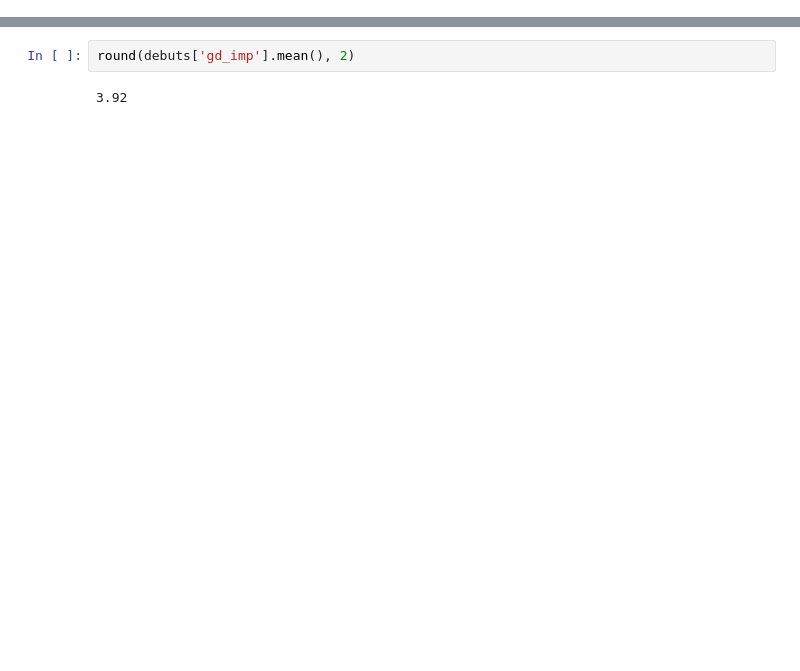
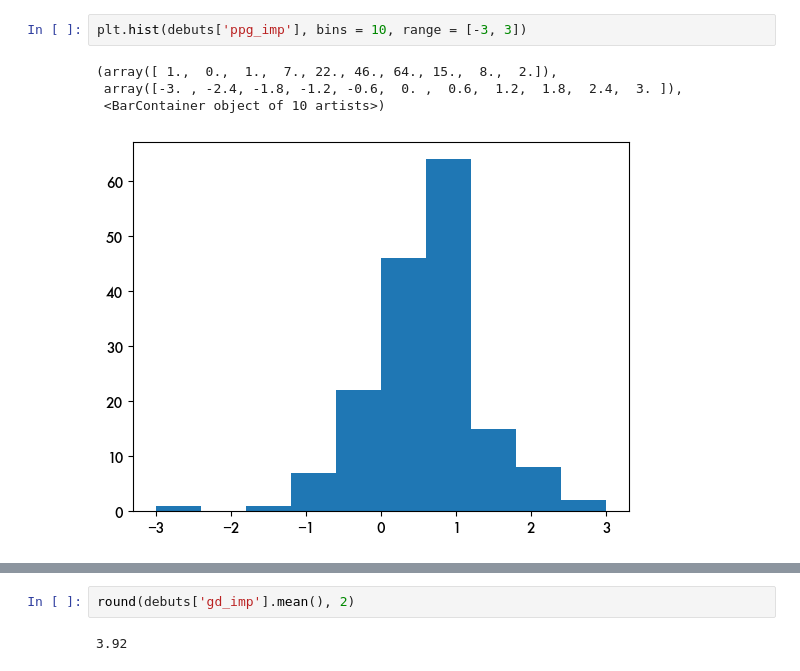
Before and after one commit to martinbog19/home-advantage, a Jupyter notebook: managerBounce.ipynb, the cells around one changed output, grey strips where cells are left out. Cells and saved outputs as stored; diff of their text form; blank space fills up the shorter version.

```diff
--- a/managerBounce.ipynb
+++ b/managerBounce.ipynb
@@ -132,0 +241,7 @@ debuts = debuts[(~debuts['duplicated']) | (~debuts['caretaker'])]
+# %%
+plt.hist(debuts['ppg_imp'], bins = 10, range = [-3, 3])
+# %% [output]
+(array([ 1.,  0.,  1.,  7., 22., 46., 64., 15.,  8.,  2.]),
+ array([-3. , -2.4, -1.8, -1.2, -0.6,  0. ,  0.6,  1.2,  1.8,  2.4,  3. ]),
+ <BarContainer object of 10 artists>)
+[figure, added]
```
Also changed, not shown: parts of 30 cells of this notebook, 4 other files.
